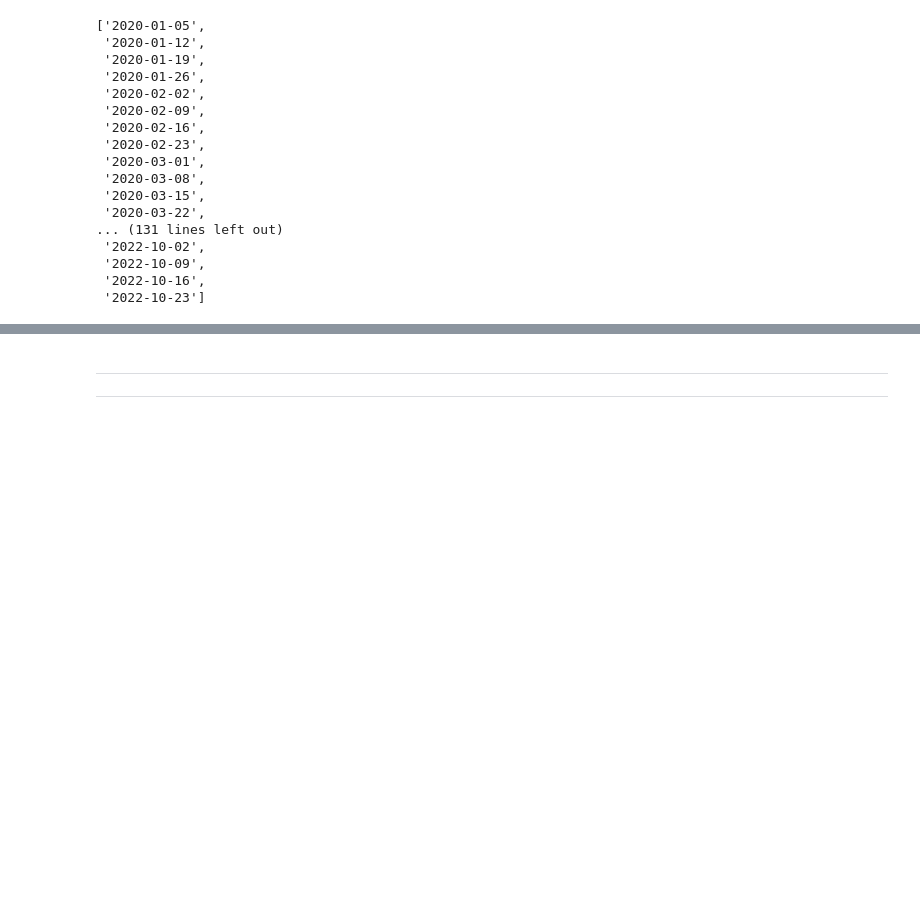
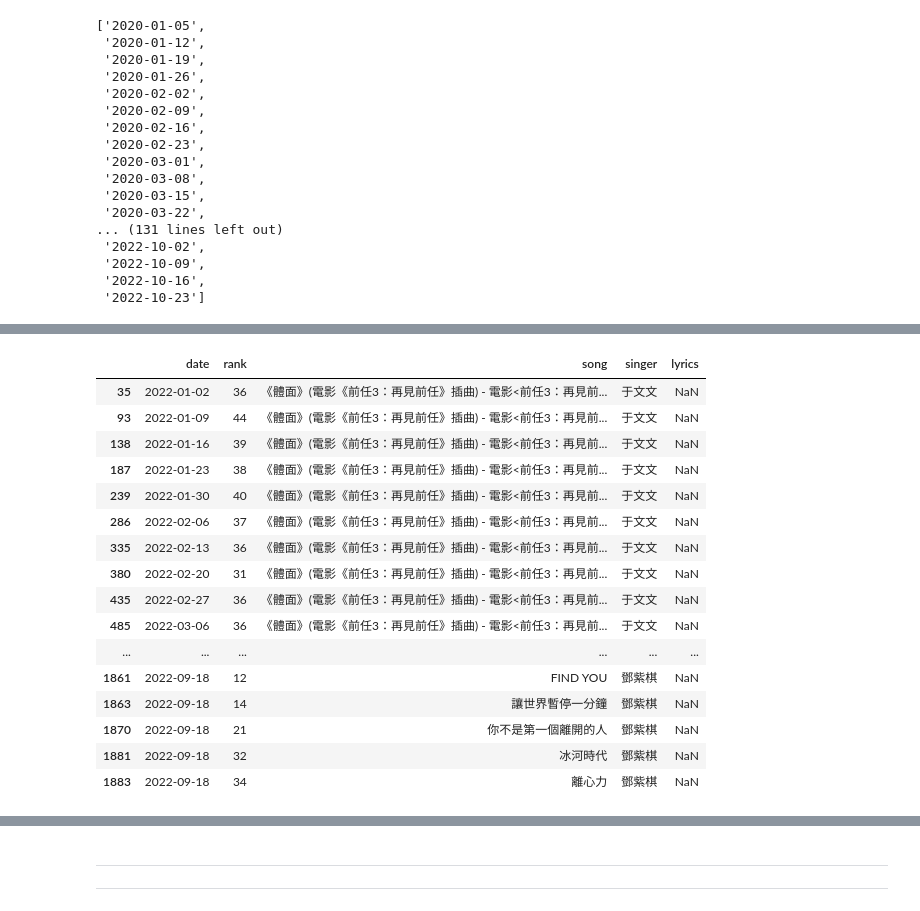
Before and after one commit to KILjungjoon/Term_Project, a Jupyter notebook: TaiwanPopSong_week_crawler.ipynb, the cells around one changed output, grey strips where cells are left out. Drawn from its saved outputs; the diff is of its cells as text; code cells hidden in the pictures; blank space fills up the shorter version.

```diff
--- a/TaiwanPopSong_week_crawler.ipynb
+++ b/TaiwanPopSong_week_crawler.ipynb
@@ -90,0 +93,5 @@ df.to_excel("/content/drive/MyDrive/A Comparative Study on K-pop and T-pop in th
+# %%
+# 저장한 파일 확인하기
+import pandas as pd
+tpop2022=pd.read_excel("/content/drive/MyDrive/A Comparative Study on K-pop and T-pop in the Covid-19 Era/final-term/tpop2022.xlsx")
+tpop2022
@@ -90,0 +128,21 @@ df.to_excel("/content/drive/MyDrive/A Comparative Study on K-pop and T-pop in th
+# %%
+# null값 행의 종류와 개수를 확인
+pd.DataFrame(tpop2022[tpop2022['lyrics'].isnull()])
+# %% [output]
+|  | date | rank | song | singer | lyrics |
+| 35 | 2022-01-02 | 36 | 《體面》(電影《前任3：再見前任》插曲) - 電影<前任3：再見前... | 于文文 | NaN |
+| 93 | 2022-01-09 | 44 | 《體面》(電影《前任3：再見前任》插曲) - 電影<前任3：再見前... | 于文文 | NaN |
+| 138 | 2022-01-16 | 39 | 《體面》(電影《前任3：再見前任》插曲) - 電影<前任3：再見前... | 于文文 | NaN |
+| 187 | 2022-01-23 | 38 | 《體面》(電影《前任3：再見前任》插曲) - 電影<前任3：再見前... | 于文文 | NaN |
+| 239 | 2022-01-30 | 40 | 《體面》(電影《前任3：再見前任》插曲) - 電影<前任3：再見前... | 于文文 | NaN |
+| 286 | 2022-02-06 | 37 | 《體面》(電影《前任3：再見前任》插曲) - 電影<前任3：再見前... | 于文文 | NaN |
+| 335 | 2022-02-13 | 36 | 《體面》(電影《前任3：再見前任》插曲) - 電影<前任3：再見前... | 于文文 | NaN |
+| 380 | 2022-02-20 | 31 | 《體面》(電影《前任3：再見前任》插曲) - 電影<前任3：再見前... | 于文文 | NaN |
+| 435 | 2022-02-27 | 36 | 《體面》(電影《前任3：再見前任》插曲) - 電影<前任3：再見前... | 于文文 | NaN |
+| 485 | 2022-03-06 | 36 | 《體面》(電影《前任3：再見前任》插曲) - 電影<前任3：再見前... | 于文文 | NaN |
+| ... | ... | ... | ... | ... | ... |
+| 1861 | 2022-09-18 | 12 | FIND YOU | 鄧紫棋 | NaN |
+| 1863 | 2022-09-18 | 14 | 讓世界暫停一分鐘 | 鄧紫棋 | NaN |
+| 1870 | 2022-09-18 | 21 | 你不是第一個離開的人 | 鄧紫棋 | NaN |
+| 1881 | 2022-09-18 | 32 | 冰河時代 | 鄧紫棋 | NaN |
+| 1883 | 2022-09-18 | 34 | 離心力 | 鄧紫棋 | NaN |
```
Also changed, not shown: parts of 12 cells of this notebook.
